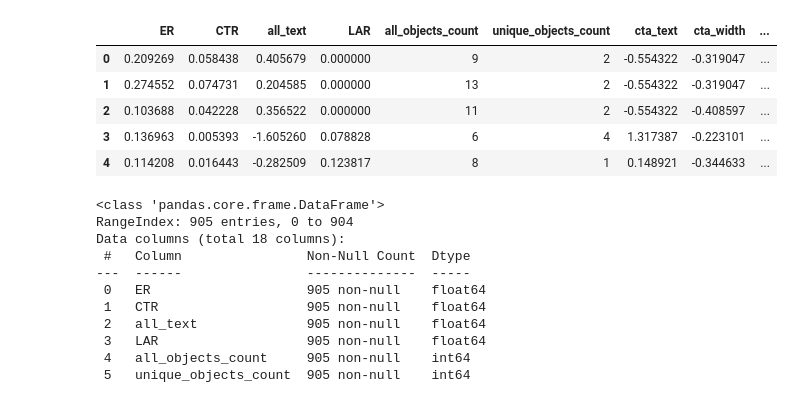
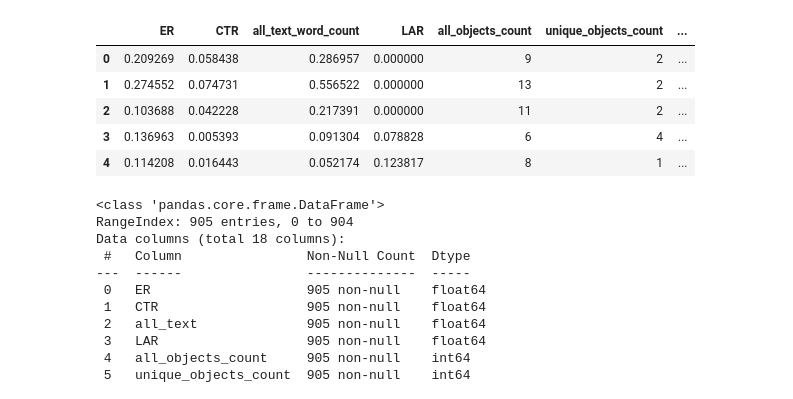
Before and after one commit to Hu-Hesheng/creative_image_optimization, a Jupyter notebook: notebooks/ml.ipynb, the cells around one changed output. Saved outputs shown, nothing was run; the diff lists cells and outputs as text; code cells hidden in the pictures.

```diff
--- a/notebooks/ml.ipynb
+++ b/notebooks/ml.ipynb
@@ -32,15 +32,16 @@ import mlflow
 import mlflow.sklearn
 # %%
 # Load dataset
-df= pd.read_csv('../data/model_ready_data.csv')
+# df= pd.read_csv('../data/model_ready_data.csv')
+df= pd.read_csv('../junk/model_ready_datav2.csv')
 df.head(5)
 # %% [output]
-|  | ER | CTR | all_text | LAR | all_objects_count | unique_objects_count | cta_text | cta_width | ... |
-| 0 | 0.209269 | 0.058438 | 0.405679 | 0.000000 | 9 | 2 | -0.554322 | -0.319047 | ... |
-| 1 | 0.274552 | 0.074731 | 0.204585 | 0.000000 | 13 | 2 | -0.554322 | -0.319047 | ... |
-| 2 | 0.103688 | 0.042228 | 0.356522 | 0.000000 | 11 | 2 | -0.554322 | -0.408597 | ... |
-| 3 | 0.136963 | 0.005393 | -1.605260 | 0.078828 | 6 | 4 | 1.317387 | -0.223101 | ... |
-| 4 | 0.114208 | 0.016443 | -0.282509 | 0.123817 | 8 | 1 | 0.148921 | -0.344633 | ... |
+|  | ER | CTR | all_text_word_count | LAR | all_objects_count | unique_objects_count | ... |
+| 0 | 0.209269 | 0.058438 | 0.286957 | 0.000000 | 9 | 2 | ... |
+| 1 | 0.274552 | 0.074731 | 0.556522 | 0.000000 | 13 | 2 | ... |
+| 2 | 0.103688 | 0.042228 | 0.217391 | 0.000000 | 11 | 2 | ... |
+| 3 | 0.136963 | 0.005393 | 0.091304 | 0.078828 | 6 | 4 | ... |
+| 4 | 0.114208 | 0.016443 | 0.052174 | 0.123817 | 8 | 1 | ... |
 # %%
 df.info()
 # %% [output]
```
Also changed, not shown: parts of 7 cells of this notebook, 54 other files.
